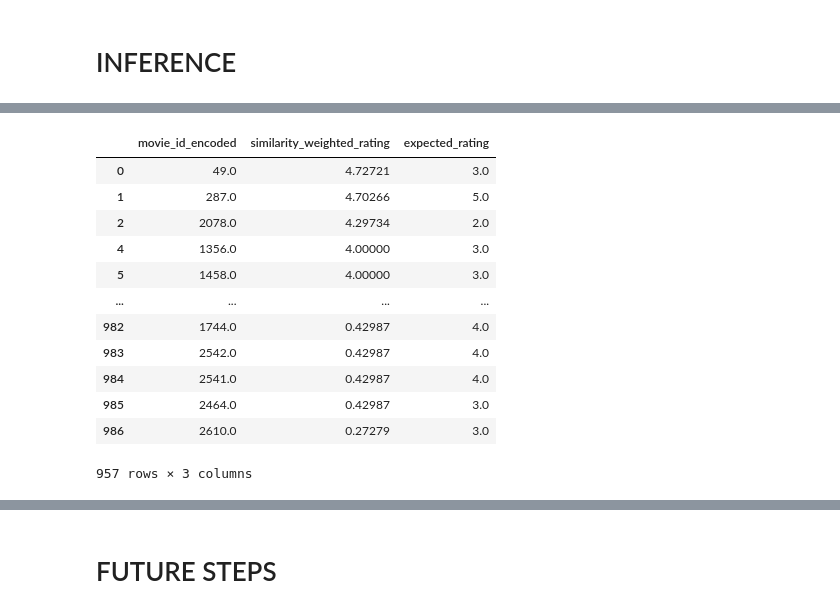
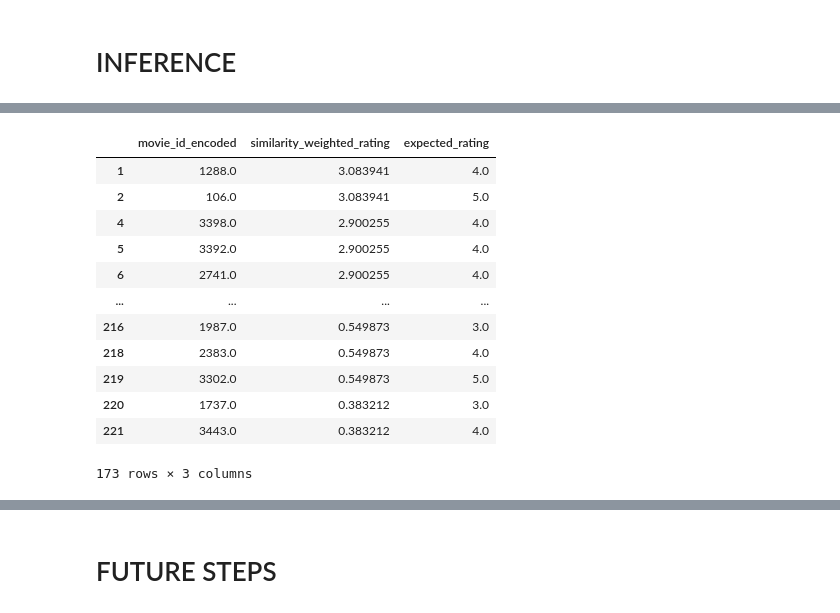
Before and after one commit to emremidilli/Movie-Recommender-System, a Jupyter notebook: Analysis.ipynb, the cells around one changed output, grey strips where cells are left out. Cells and saved outputs as stored; diff of their text form; code cells hidden in the pictures.

```diff
--- a/Analysis.ipynb
+++ b/Analysis.ipynb
@@ -242,6 +189,7 @@ dfMovies.drop(['title'], axis = 1, inplace = True)
 # DEEP LEARNING MODEL
 # %%
 dfAnalysis = dfRatings.copy()
+dfAnalysis = pd.merge(left = dfAnalysis, right= dfMovies, left_on = 'movie_id', right_index = True, how = 'left')
 # %% [markdown]
 ## Encode Movie ID and Item Id in Ratings Dataset
 # %%
@@ -255,6 +201,3 @@ dfAnalysis['user_id_encoded'] =  oUserEncoder.fit_transform(dfAnalysis['user_id'
-# %%
-oScaler_y = MinMaxScaler()
-dfAnalysis['rating_normalized'] = oScaler_y.fit_transform(dfAnalysis['rating'].values.reshape(-1,1))
 # %% [markdown]
 ## Identify Unique Number of Movies and Users in Ratings Dataset
 # %%
@@ -279,18 +222,19 @@ ixValidation,ixTest= train_test_split(
 # %% [markdown]
 ## Build Input and Output Datasets
 # %%
-aColsMovie_X = [ 'movie_id_encoded']
+aColsMovie_X =  [ 'movie_id_encoded'] + gc_a_GENRES
 aMovie_X_Train = dfAnalysis.loc[ ixTrain , aColsMovie_X].values
 aMovie_X_Validation = dfAnalysis.loc[ ixValidation , aColsMovie_X].values
 aMovie_X_Test = dfAnalysis.loc[ ixTest , aColsMovie_X].values
 
 
-aColsUser_X = ['user_id_encoded']
+aColsUser_X = ['user_id_encoded'] + gc_a_GENRES
 aUser_X_Train = dfAnalysis.loc[ ixTrain , aColsUser_X].values
 aUser_X_Validation = dfAnalysis.loc[ ixValidation , aColsUser_X].values
 aUser_X_Test = dfAnalysis.loc[ ixTest , aColsUser_X].values
 
 
+aCol_y = ['rating']
 oOheRating = OneHotEncoder()
 oOheRating.fit(dfAnalysis[aCol_y].values.reshape(-1,1))
 
@@ -471,7 +402,7 @@ aMovieSimilarities =  pairwise_distances(aLatentFeaturesMovies, metric='cosine')
 # %% [markdown]
 # INFERENCE
 # %%
-iUserID = 7
+iUserID = 205
 
 iUserIDEncoded = int(oUserEncoder.transform(np.array(iUserID).reshape(-1, 1))[0][0])
 iUserIDEncoded
@@ -540,26 +484,34 @@ dfSimilarUserRatings
 # %%
+
 for ix, srs in dfSimilarUserRatings.iterrows():
-    aProbs =  oModelRatingEstimator.predict([np.array(iUserIDEncoded).reshape(-1, 1),
-                                             np.array(srs['movie_id_encoded']).reshape(-1, 1)])
+
+    iMovieIdEncoded = srs['movie_id_encoded']
+    iMovieId = oMovieEncoder.inverse_transform(np.array(iMovieIdEncoded).reshape(-1, 1)) [0][0]
+    aMovieGenres = dfMovies.loc[iMovieId][gc_a_GENRES].values
+
+    a_inference_movie_X = np.array([iMovieIdEncoded] + list(aMovieGenres)).reshape(1, -1)
+    a_inference_user_X= np.array([iUserIDEncoded] + list(aMovieGenres)).reshape(1, -1)
+
+
+    aProbs =  oModelRatingEstimator.predict([a_inference_movie_X, a_inference_user_X])
     iExpectedRating =  np.argmax(aProbs)  + 1
-
     dfSimilarUserRatings.loc[ix, 'expected_rating'] = iExpectedRating
 
 dfSimilarUserRatings
 # %% [output]
 |  | movie_id_encoded | similarity_weighted_rating | expected_rating |
-| 0 | 49.0 | 4.72721 | 3.0 |
-| 1 | 287.0 | 4.70266 | 5.0 |
-| 2 | 2078.0 | 4.29734 | 2.0 |
-| 4 | 1356.0 | 4.00000 | 3.0 |
-| 5 | 1458.0 | 4.00000 | 3.0 |
+| 1 | 1288.0 | 3.083941 | 4.0 |
+| 2 | 106.0 | 3.083941 | 5.0 |
+| 4 | 3398.0 | 2.900255 | 4.0 |
+| 5 | 3392.0 | 2.900255 | 4.0 |
+| 6 | 2741.0 | 2.900255 | 4.0 |
 | ... | ... | ... | ... |
-| 982 | 1744.0 | 0.42987 | 4.0 |
-| 983 | 2542.0 | 0.42987 | 4.0 |
-| 984 | 2541.0 | 0.42987 | 4.0 |
-| 985 | 2464.0 | 0.42987 | 3.0 |
-| 986 | 2610.0 | 0.27279 | 3.0 |
+| 216 | 1987.0 | 0.549873 | 3.0 |
+| 218 | 2383.0 | 0.549873 | 4.0 |
+| 219 | 3302.0 | 0.549873 | 5.0 |
+| 220 | 1737.0 | 0.383212 | 3.0 |
+| 221 | 3443.0 | 0.383212 | 4.0 |
-957 rows × 3 columns
+173 rows × 3 columns
 # %%
 oInferenceMinMaxScaler = MinMaxScaler((np.min(dfSimilarUserRatings['expected_rating'].values), np.max(dfSimilarUserRatings['expected_rating'].values)))
 dfSimilarUserRatings['normalized_similarity_weighted_rating'] = oInferenceMinMaxScaler.fit_transform(dfSimilarUserRatings['similarity_weighted_rating'].values.reshape(-1, 1))
```
Also changed, not shown: parts of 32 cells of this notebook, 1 other file.
